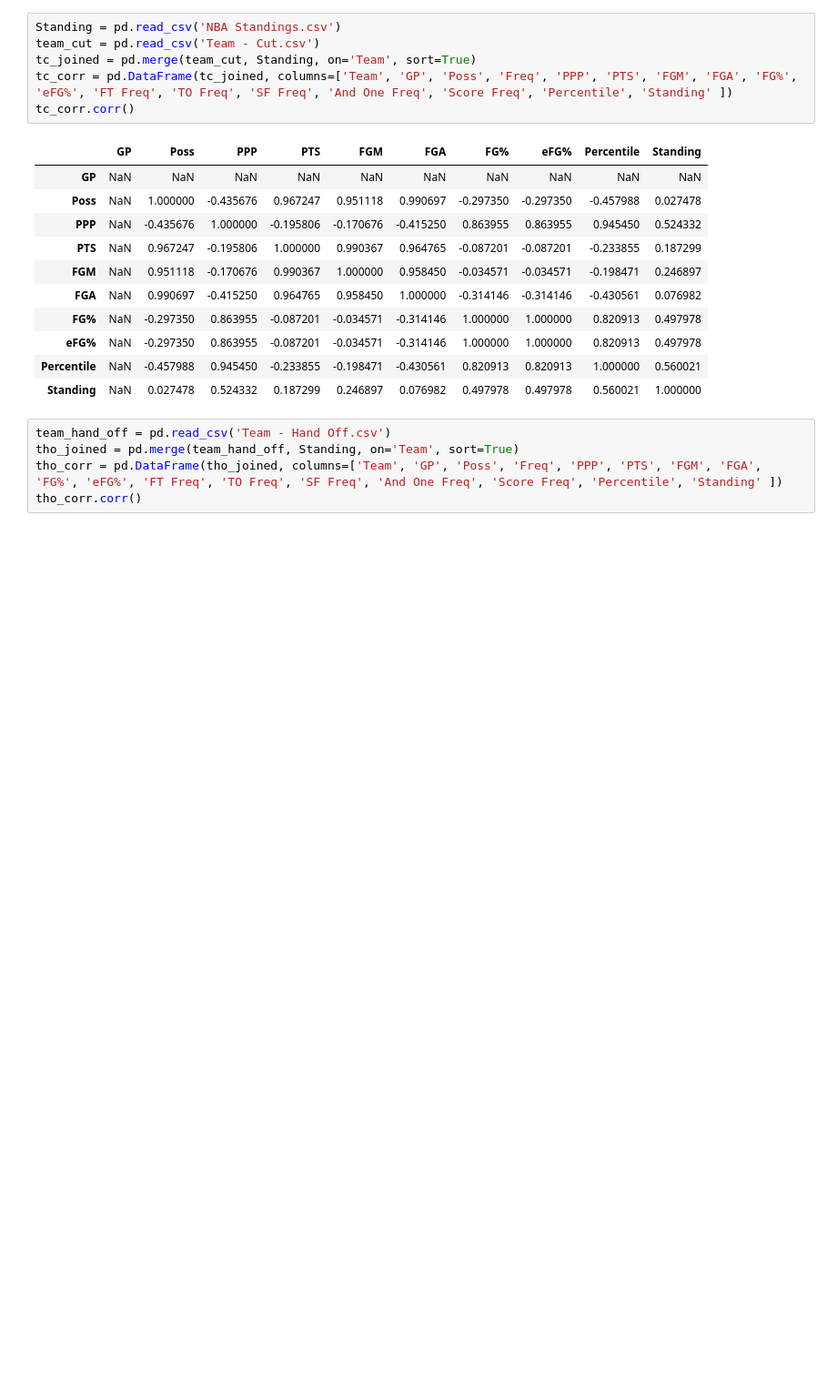
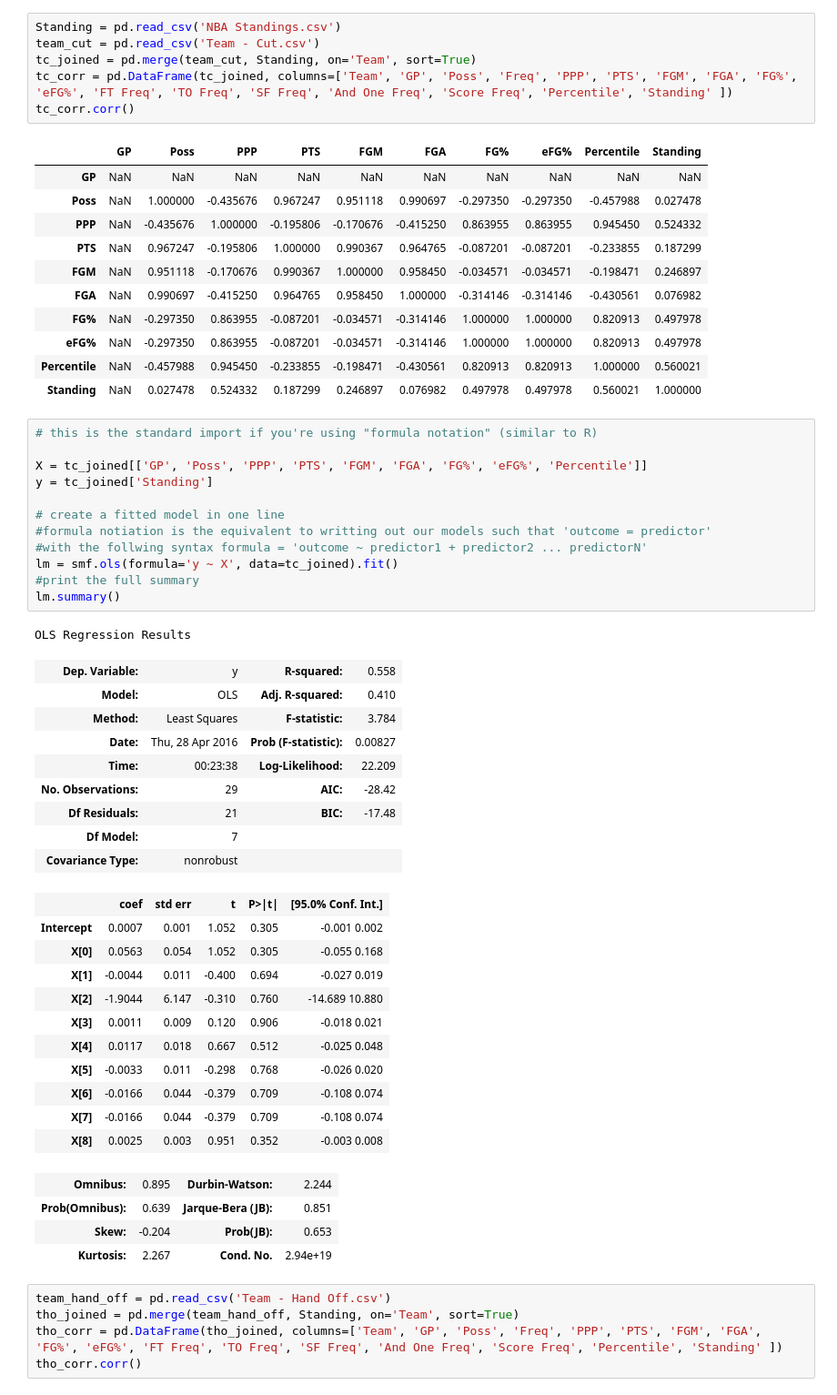
Before and after one commit to carterkbrantley/ga-data-science, a Jupyter notebook: Final-Project/Part 3/Part 3 Version 2.ipynb, the cells around one changed output. Shown at 91% size. Saved outputs shown, nothing was run; the diff lists cells and outputs as text; blank space fills up the shorter version.

```diff
--- a/Final-Project/Part 3/Part 3 Version 2.ipynb
+++ b/Final-Project/Part 3/Part 3 Version 2.ipynb
@@ -174,6 +27,44 @@ tc_corr.corr()
 | eFG% | NaN | -0.297350 | 0.863955 | -0.087201 | -0.034571 | -0.314146 | 1.000000 | 1.000000 | 0.820913 | 0.497978 |
 | Percentile | NaN | -0.457988 | 0.945450 | -0.233855 | -0.198471 | -0.430561 | 0.820913 | 0.820913 | 1.000000 | 0.560021 |
 | Standing | NaN | 0.027478 | 0.524332 | 0.187299 | 0.246897 | 0.076982 | 0.497978 | 0.497978 | 0.560021 | 1.000000 |
+# %%
+# this is the standard import if you're using "formula notation" (similar to R)
+
+X = tc_joined[['GP', 'Poss', 'PPP', 'PTS', 'FGM', 'FGA', 'FG%', 'eFG%', 'Percentile']]
+y = tc_joined['Standing']
+
+# create a fitted model in one line
+#formula notiation is the equivalent to writting out our models such that 'outcome = predictor'
+#with the follwing syntax formula = 'outcome ~ predictor1 + predictor2 ... predictorN'
+lm = smf.ols(formula='y ~ X', data=tc_joined).fit()
+#print the full summary
+lm.summary()
+# %% [output]
+OLS Regression Results
+| Dep. Variable: | y | R-squared: | 0.558 |
+| Model: | OLS | Adj. R-squared: | 0.410 |
+| Method: | Least Squares | F-statistic: | 3.784 |
+| Date: | Thu, 28 Apr 2016 | Prob (F-statistic): | 0.00827 |
+| Time: | 00:23:38 | Log-Likelihood: | 22.209 |
+| No. Observations: | 29 | AIC: | -28.42 |
+| Df Residuals: | 21 | BIC: | -17.48 |
+| Df Model: | 7 |  |  |
+| Covariance Type: | nonrobust |  |  |
+|  | coef | std err | t | P>|t| | [95.0% Conf. Int.] |
+| Intercept | 0.0007 | 0.001 | 1.052 | 0.305 | -0.001 0.002 |
+| X[0] | 0.0563 | 0.054 | 1.052 | 0.305 | -0.055 0.168 |
+| X[1] | -0.0044 | 0.011 | -0.400 | 0.694 | -0.027 0.019 |
+| X[2] | -1.9044 | 6.147 | -0.310 | 0.760 | -14.689 10.880 |
+| X[3] | 0.0011 | 0.009 | 0.120 | 0.906 | -0.018 0.021 |
+| X[4] | 0.0117 | 0.018 | 0.667 | 0.512 | -0.025 0.048 |
+| X[5] | -0.0033 | 0.011 | -0.298 | 0.768 | -0.026 0.020 |
+| X[6] | -0.0166 | 0.044 | -0.379 | 0.709 | -0.108 0.074 |
+| X[7] | -0.0166 | 0.044 | -0.379 | 0.709 | -0.108 0.074 |
+| X[8] | 0.0025 | 0.003 | 0.951 | 0.352 | -0.003 0.008 |
+| Omnibus: | 0.895 | Durbin-Watson: | 2.244 |
+| Prob(Omnibus): | 0.639 | Jarque-Bera (JB): | 0.851 |
+| Skew: | -0.204 | Prob(JB): | 0.653 |
+| Kurtosis: | 2.267 | Cond. No. | 2.94e+19 |
 # %%
 team_hand_off = pd.read_csv('Team - Hand Off.csv')
 tho_joined = pd.merge(team_hand_off, Standing, on='Team', sort=True)
```
Also changed, not shown: parts of 15 cells of this notebook, 1 other file.
